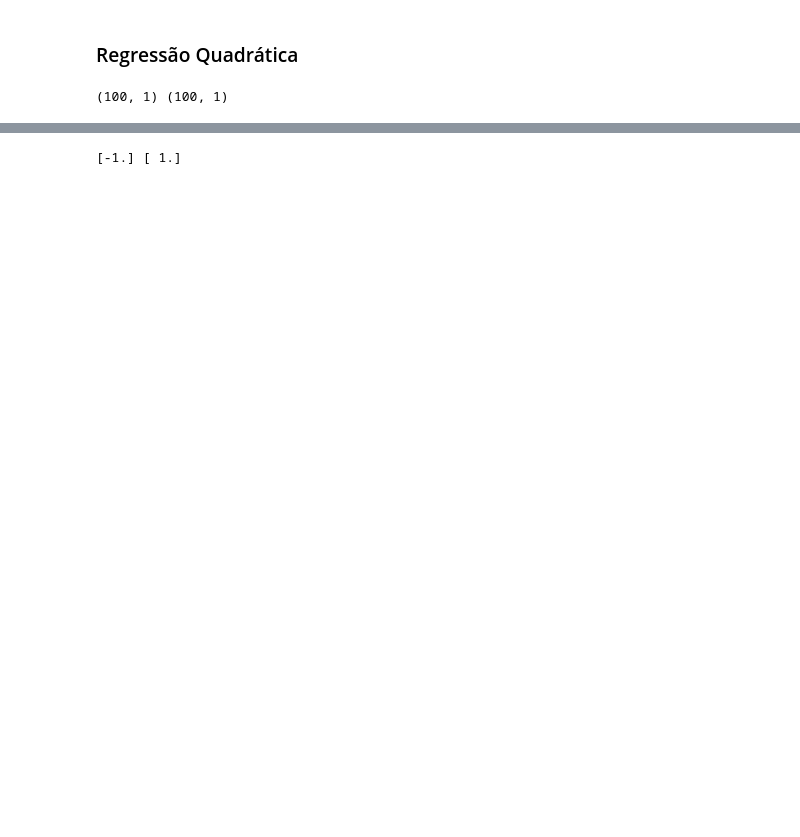
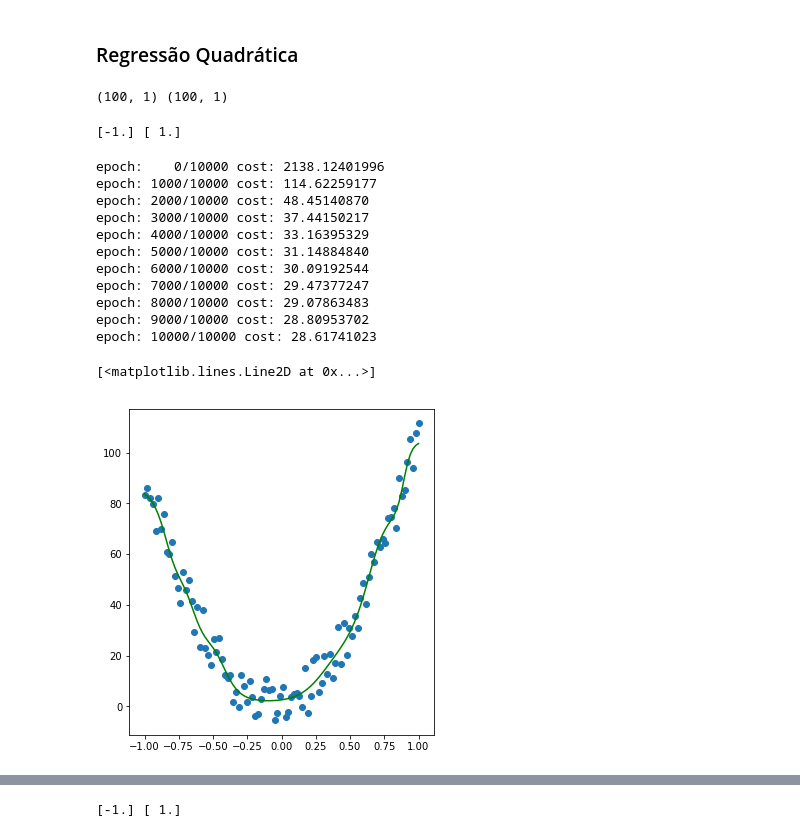
Before and after one commit to arnaldog12/Manual-Pratico-Deep-Learning, a Jupyter notebook: Rede Neural.ipynb, the cells around one changed output, grey strips where cells are left out. Cells and saved outputs as stored; diff of their text form; code cells hidden in the pictures; blank space fills up the shorter version.

```diff
--- a/Rede Neural.ipynb
+++ b/Rede Neural.ipynb
@@ -352,8 +353,39 @@ epoch: 2000/2000 cost: 5.73780715
 # %% [markdown]
 ### Regressão Quadrática
 # %%
-x, y = make_square(n_samples=100, x_min=-10, x_max=10, noise=10)
+x, y = make_square(n_samples=100, x_min=-10, x_max=10, a=1, b=1, c=1, noise=10)
 
 print(x.shape, y.shape)
 # %% [output]
 (100, 1) (100, 1)
+# %%
+minmax = MinMaxScaler(feature_range=(-1, 1))
+x = minmax.fit_transform(x.astype(np.float64))
+
+print(x.min(axis=0), x.max(axis=0))
+# %% [output]
+[-1.] [ 1.]
+# %%
+D = x.shape[1]
+
+nn = NeuralNetwork(layers_size=[D, 10, 10, 1], activations=[tanh, tanh, linear], cost_func=mse, learning_rate=1e-5)
+nn.fit(x, y, epochs=10000, verbose=1000)
+
+plt.figure(figsize=(12, 6))
+plt.subplot(1, 2, 1)
+plt.scatter(x, y)
+plt.plot(x, nn.predict(x), c='green')
+# %% [output]
+epoch:    0/10000 cost: 2138.12401996
+epoch: 1000/10000 cost: 114.62259177
+epoch: 2000/10000 cost: 48.45140870
+epoch: 3000/10000 cost: 37.44150217
+epoch: 4000/10000 cost: 33.16395329
+epoch: 5000/10000 cost: 31.14884840
+epoch: 6000/10000 cost: 30.09192544
+epoch: 7000/10000 cost: 29.47377247
+epoch: 8000/10000 cost: 29.07863483
+epoch: 9000/10000 cost: 28.80953702
+epoch: 10000/10000 cost: 28.61741023
+[<matplotlib.lines.Line2D at 0x...>]
+[figure, added]
```
Also changed, not shown: parts of 21 cells of this notebook, 1 other file.
